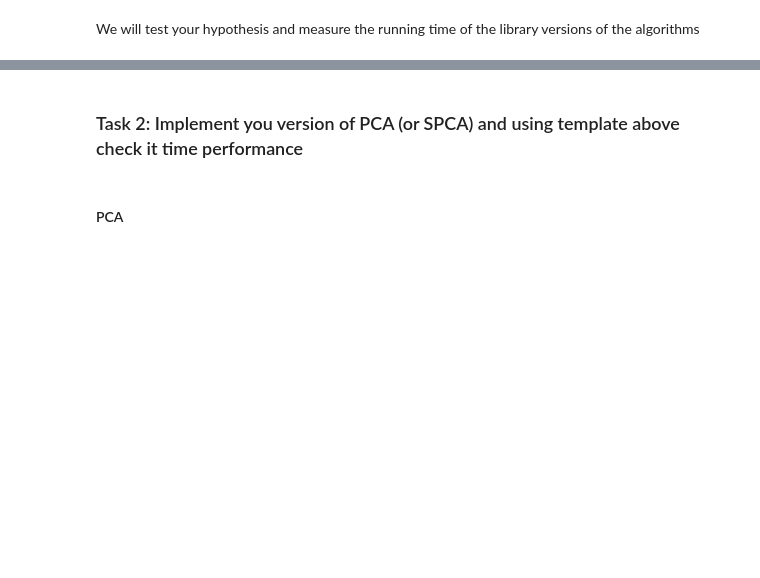
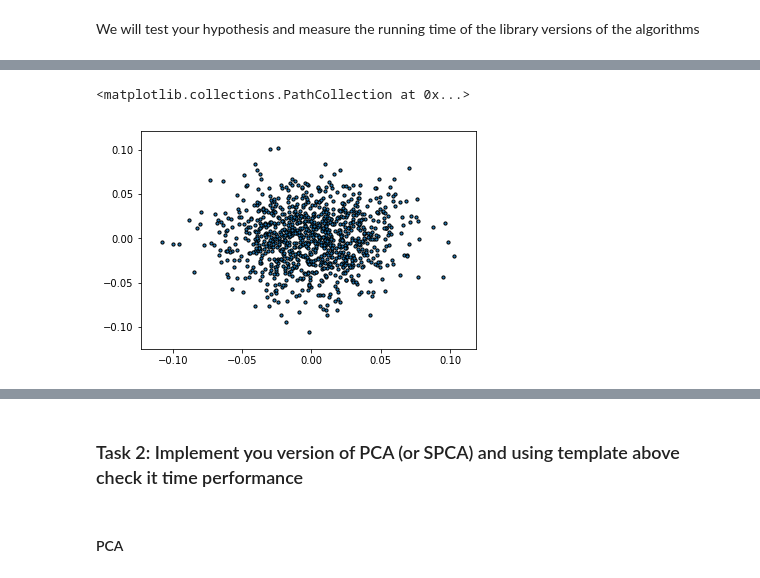
Before and after one commit to YoussefYN/inno_hdda_fall, a Jupyter notebook: assignments/ha1/HA1.ipynb, the cells around one changed output, grey strips where cells are left out. Drawn from its saved outputs; the diff is of its cells as text; code cells hidden in the pictures; blank space fills up the shorter version.

```diff
--- a/assignments/ha1/HA1.ipynb
+++ b/assignments/ha1/HA1.ipynb
@@ -243,6 +276,9 @@ plt.scatter(x_d[:,0],x_d[:,1], s=10, edgecolor='k')
 # %%
-spca = SparsePCA(n_components=???)
+spca = SparsePCA(n_components=2)
 x_d = spca.fit_transform(X_std)
 plt.scatter(x_d[:,0],x_d[:,1], s=10, edgecolor='k')
+# %% [output]
+<matplotlib.collections.PathCollection at 0x...>
+[figure, added]
 # %%
 %timeit spca.fit_transform(X_std)
```
Also changed, not shown: parts of 29 cells of this notebook.
